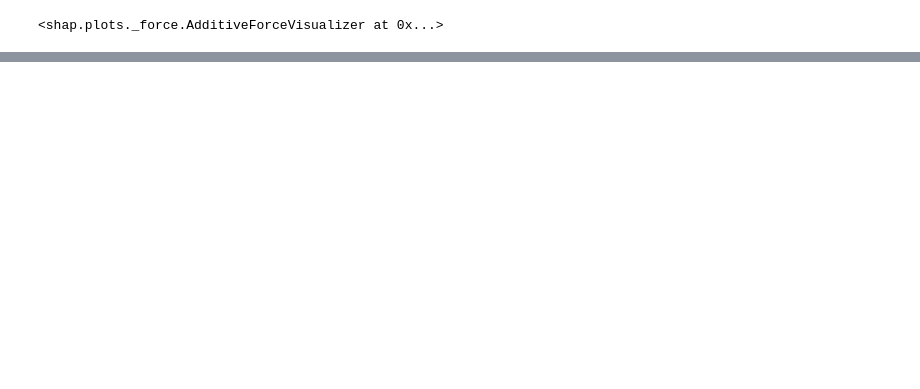
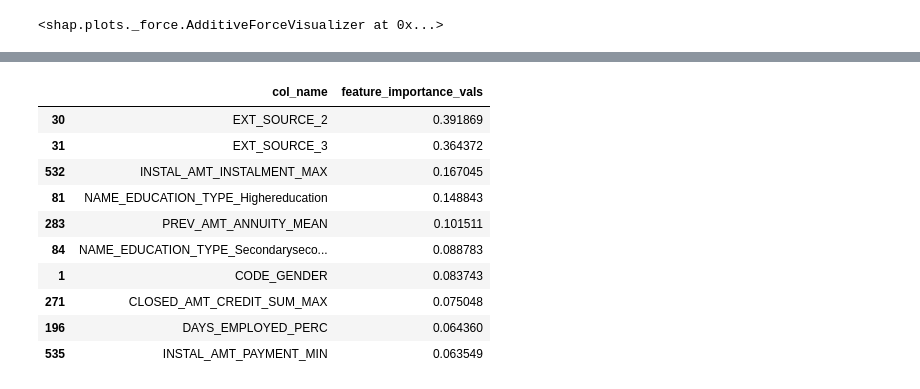
Before and after one commit to klisangn/OC-P7, a Jupyter notebook: notebooks/notebook_modelisation.ipynb, the cells around one changed output, grey strips where cells are left out. Cells and saved outputs as stored; diff of their text form; code cells hidden in the pictures; blank space fills up the shorter version.

```diff
--- a/notebooks/notebook_modelisation.ipynb
+++ b/notebooks/notebook_modelisation.ipynb
@@ -1537,0 +1558,21 @@ shap.summary_plot(shap_values, X_rus, plot_type='bar')
+# %%
+vals = np.abs(shap_values).mean(0)[0]
+feature_names = X_rus.columns
+
+feature_importance = pd.DataFrame(list(zip(feature_names, vals)),
+                                 columns=['col_name','feature_importance_vals'])
+feature_importance.sort_values(by=['feature_importance_vals'],
+                              ascending=False, inplace=True)
+feature_importance.head(10)
+# %% [output]
+|  | col_name | feature_importance_vals |
+| 30 | EXT_SOURCE_2 | 0.391869 |
+| 31 | EXT_SOURCE_3 | 0.364372 |
+| 532 | INSTAL_AMT_INSTALMENT_MAX | 0.167045 |
+| 81 | NAME_EDUCATION_TYPE_Highereducation | 0.148843 |
+| 283 | PREV_AMT_ANNUITY_MEAN | 0.101511 |
+| 84 | NAME_EDUCATION_TYPE_Secondaryseco... | 0.088783 |
+| 1 | CODE_GENDER | 0.083743 |
+| 271 | CLOSED_AMT_CREDIT_SUM_MAX | 0.075048 |
+| 196 | DAYS_EMPLOYED_PERC | 0.064360 |
+| 535 | INSTAL_AMT_PAYMENT_MIN | 0.063549 |
```
Also changed, not shown: parts of 4 cells of this notebook.
